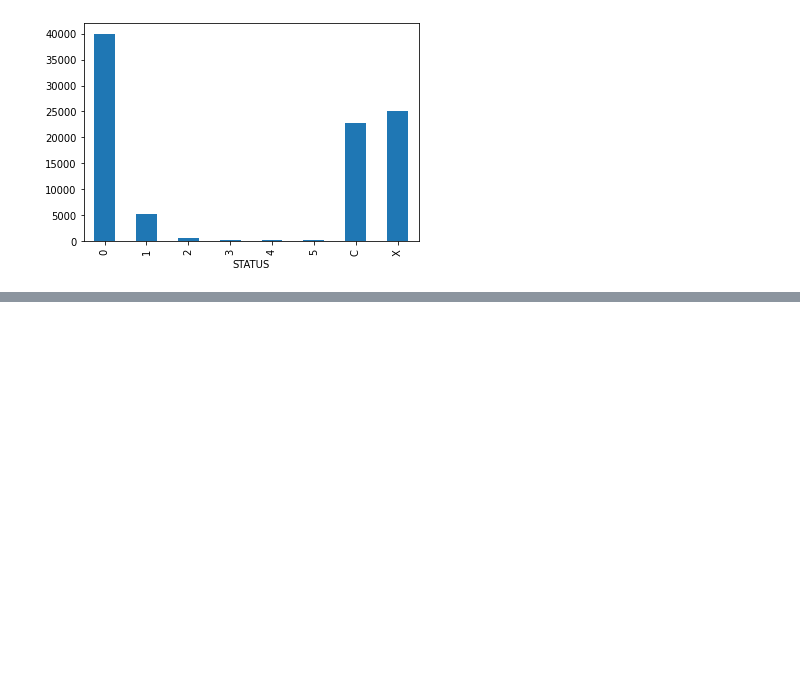
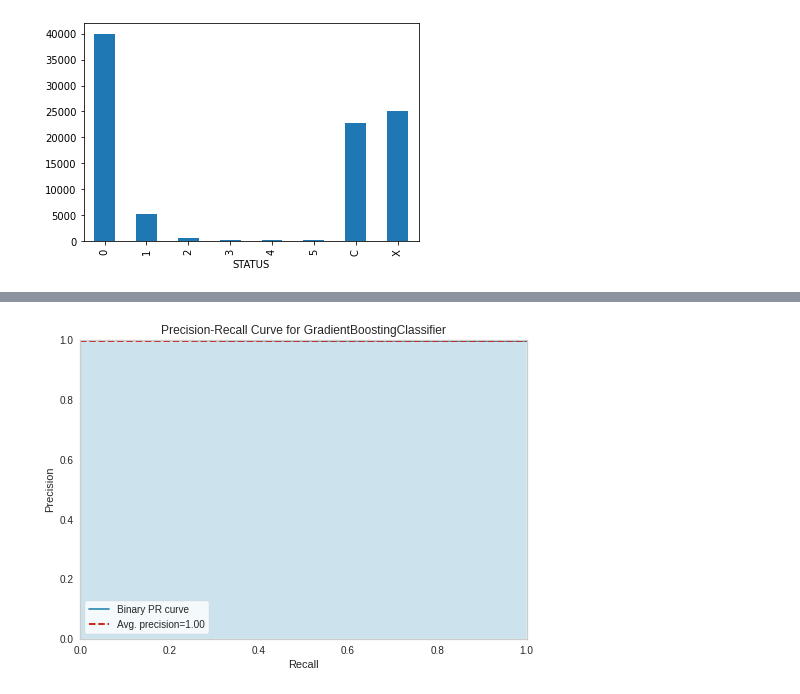
Before and after one commit to NihanthiEdula/creditCardApproval, a Jupyter notebook: Prediction_of_CreditCard_approval.ipynb, the cells around one changed output, grey strips where cells are left out. Saved outputs shown, nothing was run; the diff lists cells and outputs as text; code cells hidden in the pictures; blank space fills up the shorter version.

```diff
--- a/Prediction_of_CreditCard_approval.ipynb
+++ b/Prediction_of_CreditCard_approval.ipynb
@@ -280,0 +698,4 @@ customer_count_for_status.plot(kind='bar')
+# %%
+plot_model(bestModel_to_compare, plot = 'pr')
+# %% [output]
+[figure, added]
```
Also changed, not shown: parts of 71 cells of this notebook.
